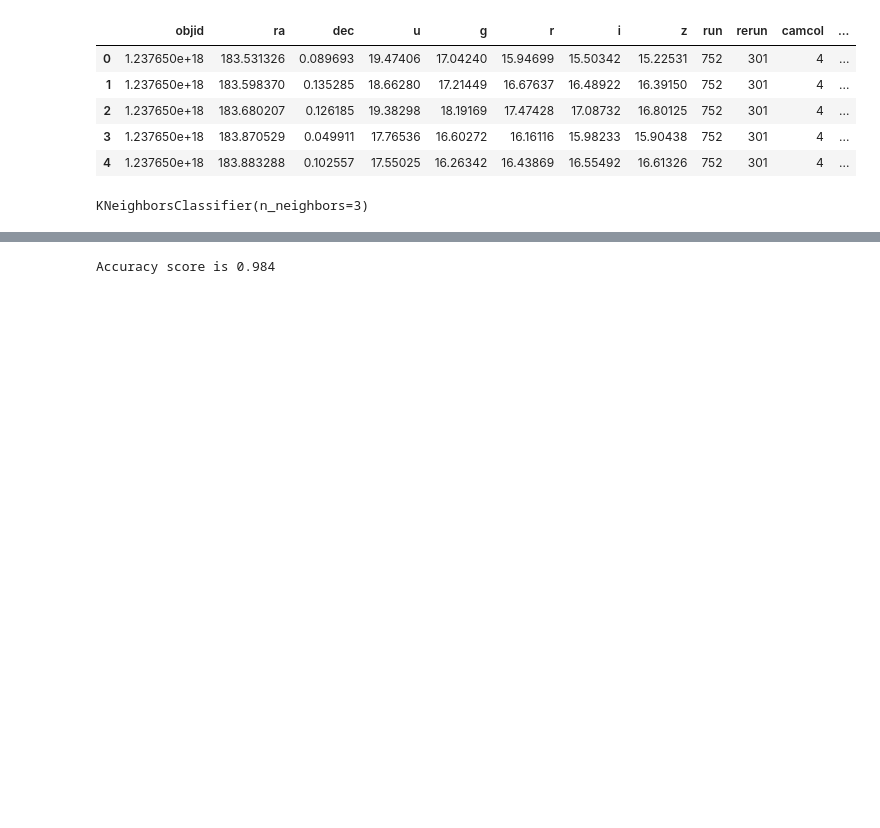
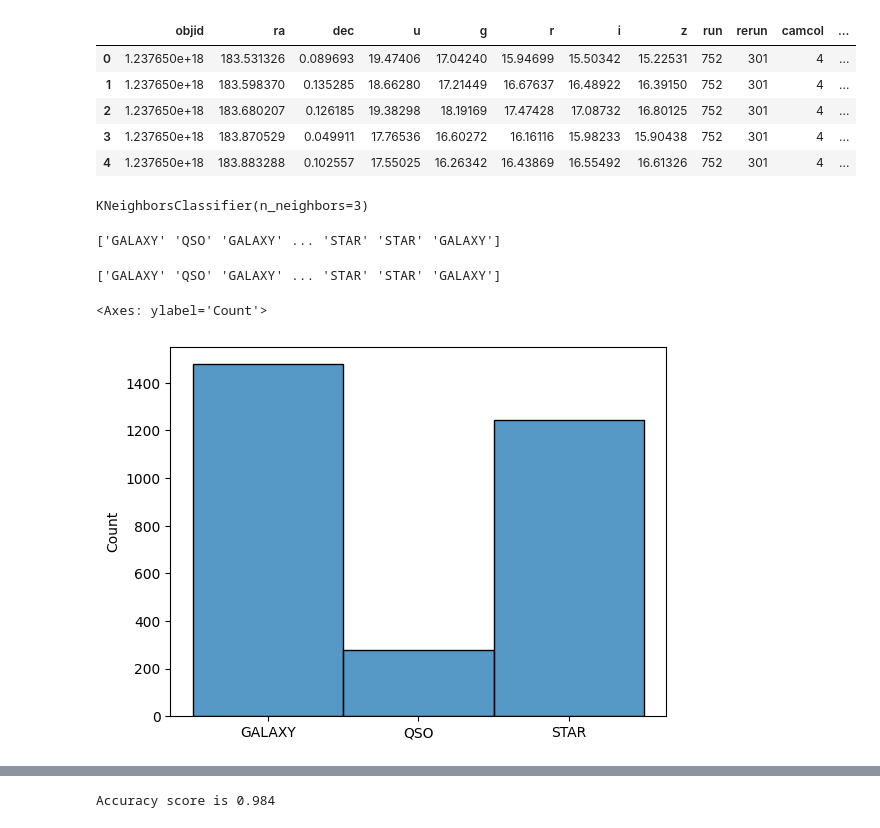
Before and after one commit to gadosanjos/CSCI-164, a Jupyter notebook: 2-classificationModels/2.5/lab.ipynb, the cells around one changed output, grey strips where cells are left out. Cells and saved outputs as stored; diff of their text form; code cells hidden in the pictures; blank space fills up the shorter version.

```diff
--- a/2-classificationModels/2.5/lab.ipynb
+++ b/2-classificationModels/2.5/lab.ipynb
@@ -47,3 +47,15 @@ KNeighborsClassifier(n_neighbors=3)
 # %%
 # Find the predicted classes for X_test
 y_pred = skySurveyKnn.predict(X_test)
+print(y_pred)
+# %% [output]
+['GALAXY' 'QSO' 'GALAXY' ... 'STAR' 'STAR' 'GALAXY']
+# %%
+print(np.ravel(y_test))
+# %% [output]
+['GALAXY' 'QSO' 'GALAXY' ... 'STAR' 'STAR' 'GALAXY']
+# %%
+sns.histplot(data=y_pred)#predicted data
+# %% [output]
+<Axes: ylabel='Count'>
+[figure, added]
```
Also changed, not shown: parts of 1 cell of this notebook, 28 other files.
